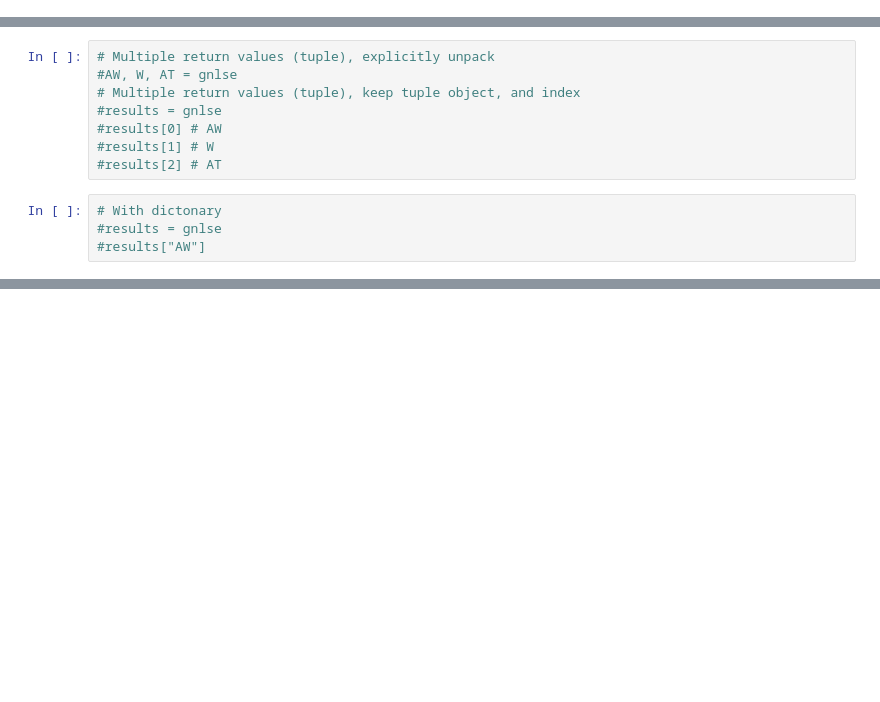
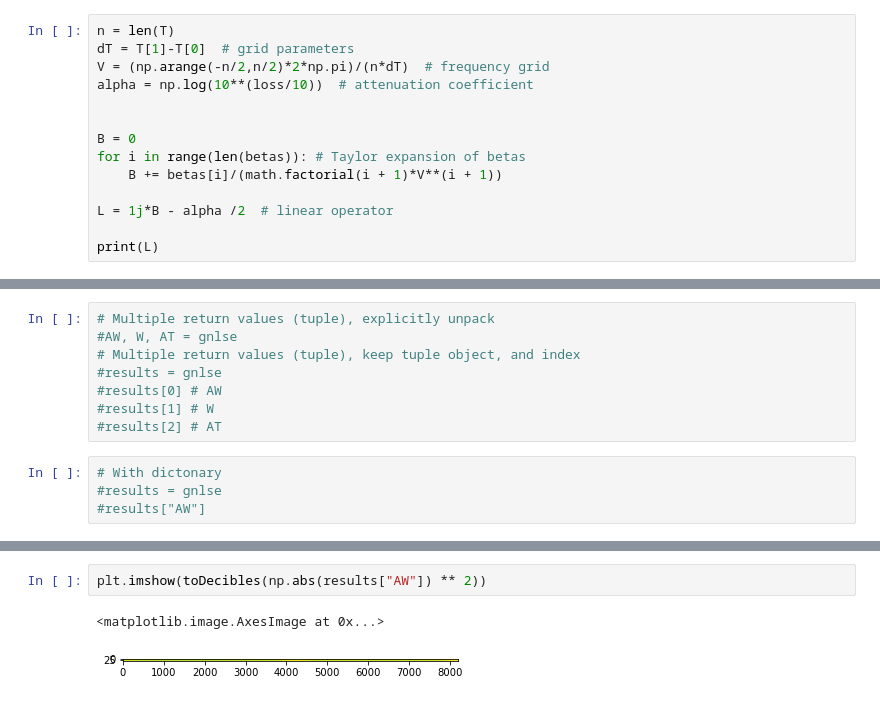
Before and after one commit to pbedoyar/Nonlinear_Propagation, a Jupyter notebook: GNLSE.ipynb, the cells around one changed output, grey strips where cells are left out. Saved outputs shown, nothing was run; the diff lists cells and outputs as text; blank space fills up the shorter version.

```diff
--- a/GNLSE.ipynb
+++ b/GNLSE.ipynb
@@ -44,3 +39,17 @@ RT = np.where(T < 0, RT, 0) # heaviside step function
 
 # === simulation parameters
 nsaves = 50     # number of length steps to save field at
+# %%
+n = len(T)
+dT = T[1]-T[0]  # grid parameters
+V = (np.arange(-n/2,n/2)*2*np.pi)/(n*dT)  # frequency grid
+alpha = np.log(10**(loss/10))  # attenuation coefficient
+
+
+B = 0
+for i in range(len(betas)): # Taylor expansion of betas
+    B += betas[i]/(math.factorial(i + 1)*V**(i + 1))
+
+L = 1j*B - alpha /2  # linear operator
+
+print(L)
@@ -167,0 +223,5 @@ results
+# %%
+plt.imshow(toDecibles(np.abs(results["AW"]) ** 2))
+# %% [output]
+<matplotlib.image.AxesImage at 0x...>
+[figure, added]
```
Also changed, not shown: parts of 15 cells of this notebook.
